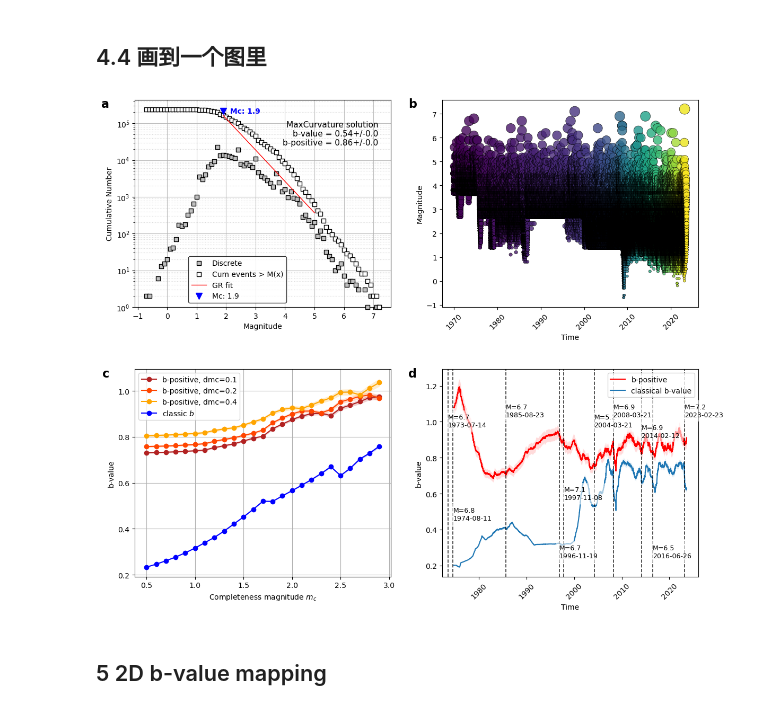
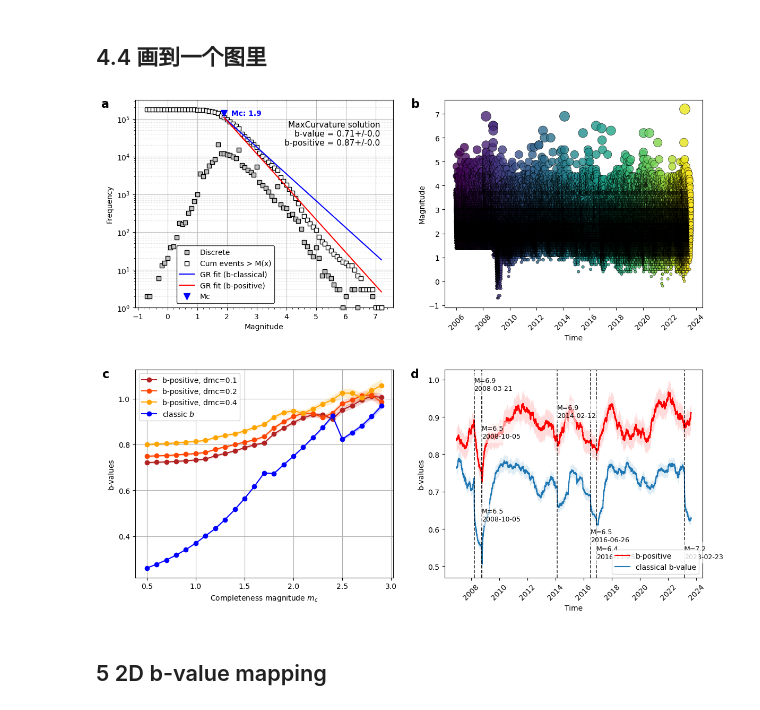
Before and after one commit to Chouyuhin/b-value, a Jupyter notebook: experiments/3tibet/bvalue4xibei.ipynb, the cells around one changed output. Cells and saved outputs as stored; diff of their text form; code cells hidden in the pictures.

```diff
--- a/experiments/3tibet/bvalue4xibei.ipynb
+++ b/experiments/3tibet/bvalue4xibei.ipynb
@@ -68,7 +68,7 @@ data = pd.read_csv(
 )
 
 data['time'] = pd.to_datetime(data[['year', 'month', 'day', 'hour', 'minute', 'second']])
-# data = data[data['time']>='2006-01-01 00:00:00']
+data = data[data['time']>='2006-01-01 00:00:00']
 # data = data[data['time']<='1980-12-31 23:59:59']
 
 data = data[['longitude', 'latitude', 'depth', 'time', 'magnitude']]
@@ -345,8 +345,15 @@ mc = mc_maxc # chosen magnitude of completeness
 delta_m = cat.delta_m # binning of the magnitudes
 times = cat.time
 mags = cat.magnitude
-p, mac, mu_mac, std_mac = b_significant_1D(mags, mc, delta_m, times, 6000, x_variable=times, method= BPositiveBValueEstimator)
-print('The p-value of a constant b-value hypothesis is {:.2f}'.format(p))
+n_m=3000
+p_classic, mac, mu_mac, std_mac = b_significant_1D(mags, mc, delta_m, times, n_m, method= ClassicBValueEstimator)
+p_positive, mac, mu_mac, std_mac = b_significant_1D(mags, mc, delta_m, times, n_m, method= BPositiveBValueEstimator)
 
-print('This is significantly larger than our threshold of {:.2f}. Therefore, we cannot reject the null-hypothesis'.format(p_threshold))
+print('The p-classic of a constant b-value hypothesis is {:.2f}'.format(p_classic))
+print('The p-positive of a constant b-value hypothesis is {:.2f}'.format(p_positive))
+
+if p_classic < p_threshold:
+    print('This is smaller than our threshold of {:.2f}. Therefore, we can reject the null-hypothesis'.format(p_threshold))
+else:
+    print('This is significantly larger than our threshold of {:.2f}. Therefore, we cannot reject the null-hypothesis'.format(p_threshold))
 # %% [output]
@@ -390,7 +398,7 @@ cat.bin_magnitudes(delta_m=0.1, inplace=True)
 # non-cumulative frequency-magnitude distribution with different bin sizes
 cat.plot_fmd(fmd_bin=0.1, ax=ax_fmd, label="Discrete")
 # cumulative frequency-magnitude distribution
-cat.plot_cum_fmd(fmd_bin=0.1, ax=ax_fmd, grid=True)
+cat.plot_cum_fmd(fmd_bin=0.1,b_value=b_classical,b_positive=b_positive, ax=ax_fmd, grid=True)
 b_val = round(b_classical,2)
 b_std = round(b_classical_std,2)
 b_positive_val = round(b_positive,2)
@@ -438,17 +446,17 @@ ax_mc.legend() # 确保显示图例
 # 图 4: b-value series (放在右下角 axes[1, 1])
 # ==========================================
 # 参数设置
-mc = mc_maxc
+
 delta_m = cat.delta_m
 times = cat.time
 mags = cat.magnitude
-n_m = 5000
+
 
 ax_series = axes[1, 1] # 定义当前操作的 ax
 # 绘制 b-positive
 plot_b_series_constant_nm(mags, delta_m, mc, times, n_m=n_m, x_variable=times,
                           color='red', plot_technique='right', label='b-positive',
-                          ax=ax_series, method=BPositiveBValueEstimator)
+                          ax=ax_series, b_method=BPositiveBValueEstimator)
 # 绘制 Classical b-value
 plot_b_series_constant_nm(mags, delta_m, mc, times, n_m=n_m, x_variable=times,
                           color='#1f77b4', plot_technique='right', label='classical b-value',
@@ -457,41 +465,41 @@ plot_b_series_constant_nm(mags, delta_m, mc, times, n_m=n_m, x_variable=times,
 
 
 # --- 标注前三大地震 ---
-top_n = 8
+top_n = 7
 top_indices = np.argsort(mags.values)[-top_n:].tolist()
 # --- 2. 【新增】寻找 2023年5月 的最大地震 ---
 # 创建一个布尔掩码，筛选出 2023 年 5 月的数据
-mask_may2023 = (times.dt.year == 2016) #& (times.dt.month == 5)
-mask_may202303 = (times.dt.year == 2004) #& (times.dt.month == 2)
-if mask_may202303.any():
-    # 为了找到该范围内最大值的“全局索引”，我们先复制一份震级数据
-    # 将不属于该月份的震级设为极小值 (-999)，这样 argmax 就会自动锁定该月最大值
-    temp_mags = mags.values.copy()
-    temp_mags[~mask_may202303] = -999
+mask_may2023 = (times.dt.year == 2022) & (times.dt.month == 5)
+# mask_may202303 = (times.dt.year == 2023) & (times.dt.month == 2)
+# if mask_may202303.any():
+#     # 为了找到该范围内最大值的“全局索引”，我们先复制一份震级数据
+#     # 将不属于该月份的震级设为极小值 (-999)，这样 argmax 就会自动锁定该月最大值
+#     temp_mags = mags.values.copy()
+#     temp_mags[~mask_may202303] = -999
 
-    # 找到该特定月份最大地震的索引
-    may_idx = np.argmax(temp_mags)
+#     # 找到该特定月份最大地震的索引
+#     may_idx = np.argmax(temp_mags)
 
-    # 检查：如果这个地震不在前三名里，就把它加进去
-    if may_idx not in top_indices:
-        top_indices.append(may_idx)
+#     # 检查：如果这个地震不在前三名里，就把它加进去
+#     if may_idx not in top_indices:
+#         top_indices.append(may_idx)
 # # 只有当该月份有数据时才进行查找
-if mask_may2023.any():
-    # 为了找到该范围内最大值的“全局索引”，我们先复制一份震级数据
-    # 将不属于该月份的震级设为极小值 (-999)，这样 argmax 就会自动锁定该月最大值
-    temp_mags = mags.values.copy()
-    temp_mags[~mask_may2023] = -999
+# if mask_may2023.any():
+#     # 为了找到该范围内最大值的“全局索引”，我们先复制一份震级数据
+#     # 将不属于该月份的震级设为极小值 (-999)，这样 argmax 就会自动锁定该月最大值
+#     temp_mags = mags.values.copy()
+#     temp_mags[~mask_may2023] = -999
 
-    # 找到该特定月份最大地震的索引
-    may_idx = np.argmax(temp_mags)
+#     # 找到该特定月份最大地震的索引
+#     may_idx = np.argmax(temp_mags)
 
-    # 检查：如果这个地震不在前三名里，就把它加进去
-    if may_idx not in top_indices:
-        top_indices.append(may_idx)
+#     # 检查：如果这个地震不在前三名里，就把它加进去
+#     if may_idx not in top_indices:
+#         top_indices.append(may_idx)
 # 2. 定义高度列表 (Y轴的相对位置，0~1之间)
 #    分别对应：第1大(高), 第2大(低), 第3大(中)... 循环使用
 #    这样即使时间靠得很近，高度也会错开
-height_levels = [0.12,0.75,0.8,0.4,0.8,0.7,0.30]
+height_levels = [0.12,0.80,0.93,0.3,0.70,0.20]
 
 # 获取当前 Y 轴范围，用于计算绝对高度
 y_min, y_max = ax_series.get_ylim()
@@ -539,35 +547,35 @@ for rank, i in enumerate(reversed(top_indices)):
             bbox=dict(boxstyle='round,pad=0.5', facecolor='white', alpha=0.6, edgecolor='none')
 
         )
 
 # 调整 X 轴标签旋转
 # ax_series.tick_params(axis='x', rotation=45) # 这种方式通常比 plt.xticks 更好控制特定子图
 for label in ax_series.get_xticklabels():
     label.set_rotation(45)
 
 # ax_series.set_xlabel('Time')
 # ax_series.set_title("(d) b-value Series") # 可选：添加标题
 labels = ['a', 'b', 'c', 'd']
 
 # 遍历 4 个子图
 for i, ax in enumerate(axes.flat):
     # ax.text 参数说明:
     # x=-0.05, y=1.05:  位置坐标。0,0是左下角，1,1是右上角。
     #                   (-0.05, 1.05) 表示在左上角外面一点点，符合论文标准。
     # transform=ax.transAxes: 确保坐标是相对于子图本身，而不是数据坐标。
     # fontweight='bold': 加粗
 
     ax.text(-0.1, 0.95, labels[i], transform=ax.transAxes,
             fontsize=16, fontweight='bold', va='bottom', ha='right')
 # ==========================================
 # 布局调整与保存
 # ==========================================
 plt.tight_layout() # 防止子图重叠
 plt.subplots_adjust(wspace=0.2, hspace=0.3)
-plt.savefig('1whole_tibet.tiff', dpi=300)
+plt.savefig('2after2006_tibet.tiff', dpi=300)
 plt.show()
 # %% [output]
-[figure, old version]
+[figure, new version]
 # %% [markdown]
 ## 5 2D b-value mapping
 # %%
```
Also changed, not shown: parts of 8 cells of this notebook, 40 other files.
